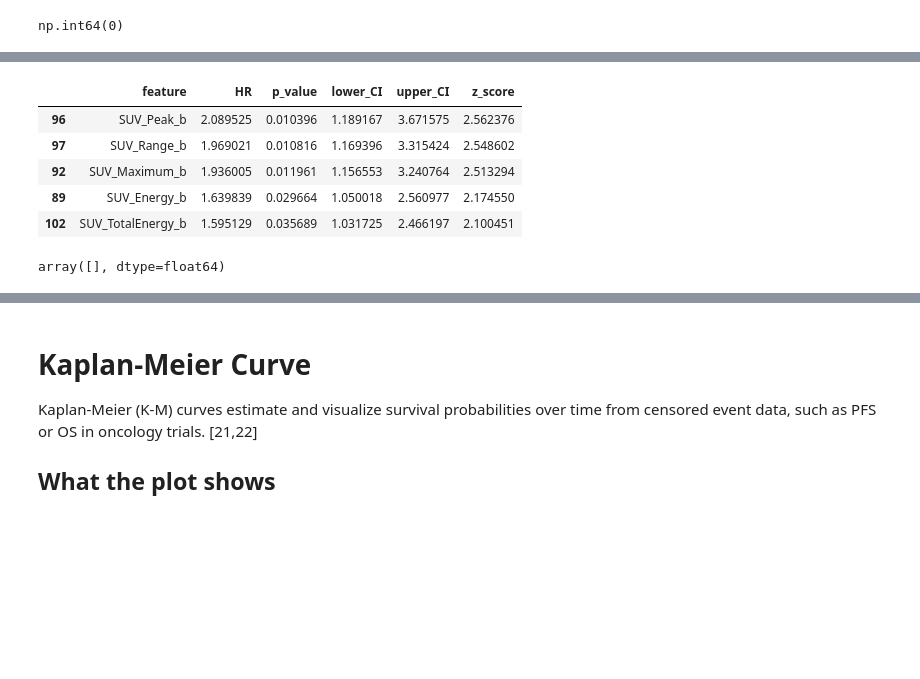
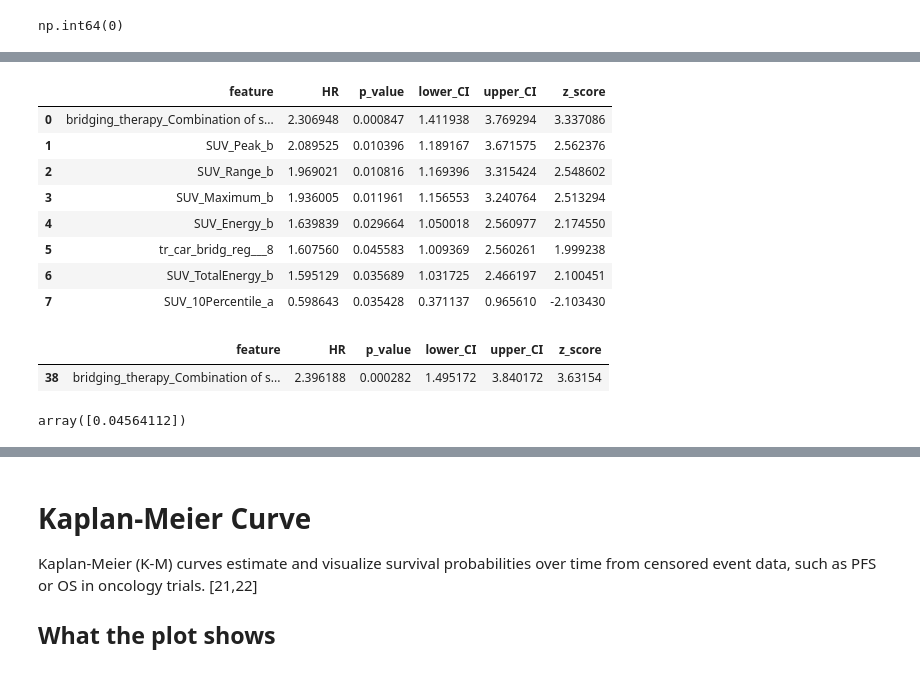
Before and after one commit to aliakhlaghiii/integromics, a Jupyter notebook: mahsa/cox_kaplan_analysis.ipynb, the cells around one changed output, grey strips where cells are left out. Saved outputs shown, nothing was run; the diff lists cells and outputs as text; code cells hidden in the pictures; blank space fills up the shorter version.

Commit message:
improved the analysis by including more features

```diff
--- a/mahsa/cox_kaplan_analysis.ipynb
+++ b/mahsa/cox_kaplan_analysis.ipynb
@@ -178,5 +195,5 @@ clinic_data_cleaned.shape
 # %%
-clinic_data_cleaned = pd.concat([clinic_data_cleaned, disease], axis=1)
+clinic_data_cleaned = pd.concat([clinic_data_cleaned, disease, brg_the, cns], axis=1)
 # %%
 clinic_data_cleaned.replace({'NE': np.nan}, inplace=True)
 # %%
@@ -227,5 +244,5 @@ clinic_data_cleaned.shape
 # %%
-date_columns = [date for date in clinic_data_cleaned.columns if ('date' in date) or ('start' in date) or ('stop' in date)]
+date_columns = [date for date in clinic_data_cleaned.columns if ('date' in date) or ('_start' in date) or ('_stop' in date)]
 
 print("Applying type conversion...")
 for col in clinic_data_cleaned.columns:
@@ -259,4 +276,4 @@ clinic_data_cleaned.shape
 # Impute missing values with the median for numeric columns
 for col in clinic_data_cleaned.select_dtypes(include=np.number).columns:
     median_value = clinic_data_cleaned[col].median()
-    clinic_data_cleaned[col].fillna(median_value, inplace=True)
+    clinic_data_cleaned[col] = clinic_data_cleaned[col].fillna(median_value)
@@ -496,5 +537,5 @@ modelling_data_pfs.shape
 # %%
-results_df_pfs = cox_univariate_analysis(modelling_data_pfs, T_col='PFS', E_col='PFS_status')
+results_df_pfs = cox_univariate_analysis(modelling_data_pfs, T_col='PFS', E_col='PFS_status', var_threshold=0.01)
 # %% [output]
 Proportional hazard assumption looks okay.
 Proportional hazard assumption looks okay.
@@ -520,11 +564,14 @@ results_df_pfs
 # %%
-results_df_pfs[results_df_pfs['p_value'] < 0.05].sort_values('p_value')
+results_df_pfs[results_df_pfs['p_value'] < 0.05].sort_values('HR', ascending=False).reset_index(drop=True)
 # %% [output]
 |  | feature | HR | p_value | lower_CI | upper_CI | z_score |
-| 96 | SUV_Peak_b | 2.089525 | 0.010396 | 1.189167 | 3.671575 | 2.562376 |
-| 97 | SUV_Range_b | 1.969021 | 0.010816 | 1.169396 | 3.315424 | 2.548602 |
-| 92 | SUV_Maximum_b | 1.936005 | 0.011961 | 1.156553 | 3.240764 | 2.513294 |
-| 89 | SUV_Energy_b | 1.639839 | 0.029664 | 1.050018 | 2.560977 | 2.174550 |
-| 102 | SUV_TotalEnergy_b | 1.595129 | 0.035689 | 1.031725 | 2.466197 | 2.100451 |
+| 0 | bridging_therapy_Combination of s... | 2.306948 | 0.000847 | 1.411938 | 3.769294 | 3.337086 |
+| 1 | SUV_Peak_b | 2.089525 | 0.010396 | 1.189167 | 3.671575 | 2.562376 |
+| 2 | SUV_Range_b | 1.969021 | 0.010816 | 1.169396 | 3.315424 | 2.548602 |
+| 3 | SUV_Maximum_b | 1.936005 | 0.011961 | 1.156553 | 3.240764 | 2.513294 |
+| 4 | SUV_Energy_b | 1.639839 | 0.029664 | 1.050018 | 2.560977 | 2.174550 |
+| 5 | tr_car_bridg_reg___8 | 1.607560 | 0.045583 | 1.009369 | 2.560261 | 1.999238 |
+| 6 | SUV_TotalEnergy_b | 1.595129 | 0.035689 | 1.031725 | 2.466197 | 2.100451 |
+| 7 | SUV_10Percentile_a | 0.598643 | 0.035428 | 0.371137 | 0.965610 | -2.103430 |
 # %%
 # adjusting p-values for multiple testing
@@ -533,4 +580,9 @@ rejected, pvals_corrected, _, _ = smm.multipletests(pvals, alpha=0.05, method='b
+# %%
+results_df[is_significant]
+# %% [output]
+|  | feature | HR | p_value | lower_CI | upper_CI | z_score |
+| 38 | bridging_therapy_Combination of s... | 2.396188 | 0.000282 | 1.495172 | 3.840172 | 3.63154 |
 # %%
-pvals_corrected[pvals_corrected < 0.05]
+pvals_corrected[is_significant == True]
 # %% [output]
-array([], dtype=float64)
+array([0.04564112])
```
Also changed, not shown: parts of 32 cells of this notebook, 1 other file.
